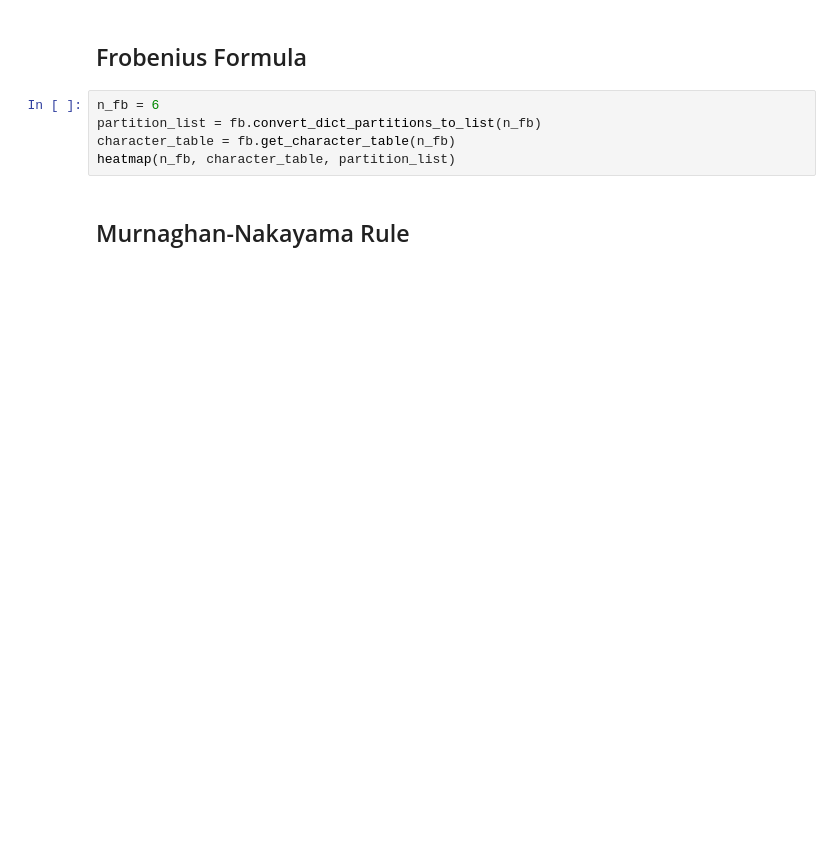
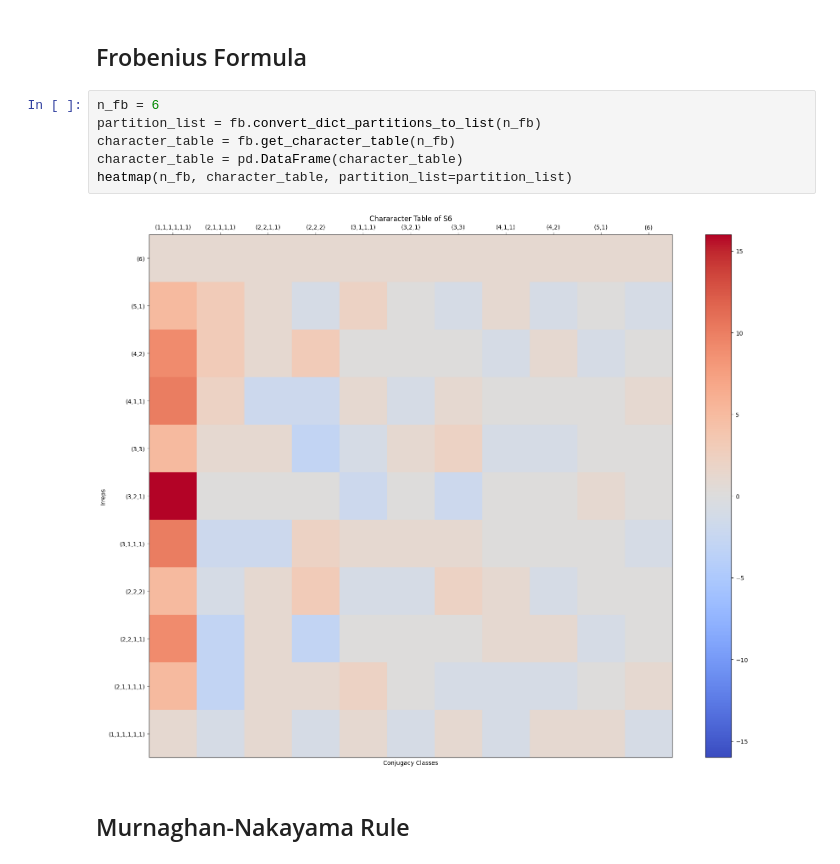
Before and after one commit to TonyZhang2004/Character_Table_of_Symmetric_Groups, a Jupyter notebook: char_table.ipynb, the cells around one changed output. Drawn from its saved outputs; the diff is of its cells as text; blank space fills up the shorter version.

```diff
--- a/char_table.ipynb
+++ b/char_table.ipynb
@@ -61,8 +60,11 @@ def heatmap_wo_first_col(character_table):
 # %%
 n_fb = 6
 partition_list = fb.convert_dict_partitions_to_list(n_fb)
 character_table = fb.get_character_table(n_fb)
-heatmap(n_fb, character_table, partition_list)
+character_table = pd.DataFrame(character_table)
+heatmap(n_fb, character_table, partition_list=partition_list)
+# %% [output]
+[figure, added]
 # %% [markdown]
 ## Murnaghan-Nakayama Rule
 # %%
```
Also changed, not shown: parts of 21 cells of this notebook, 3 other files.
